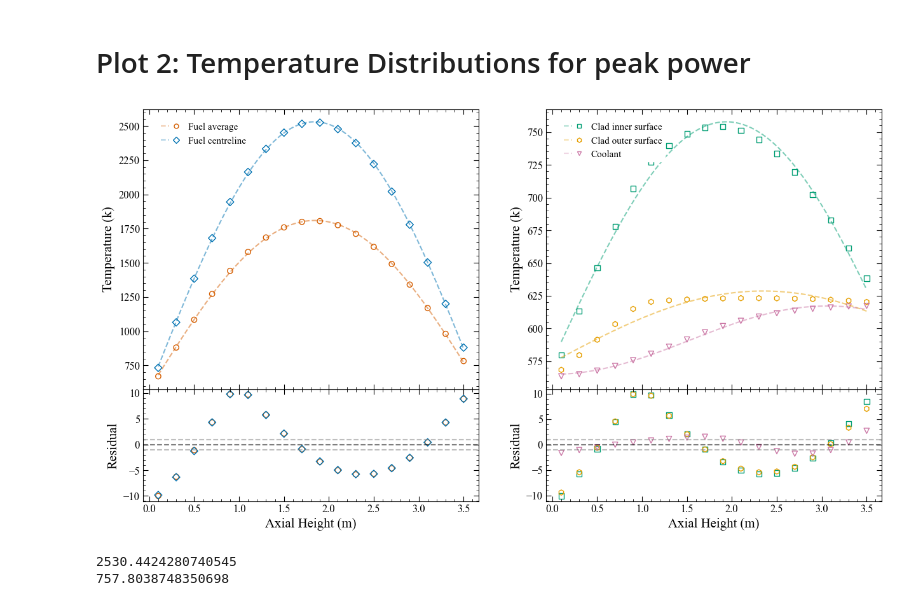
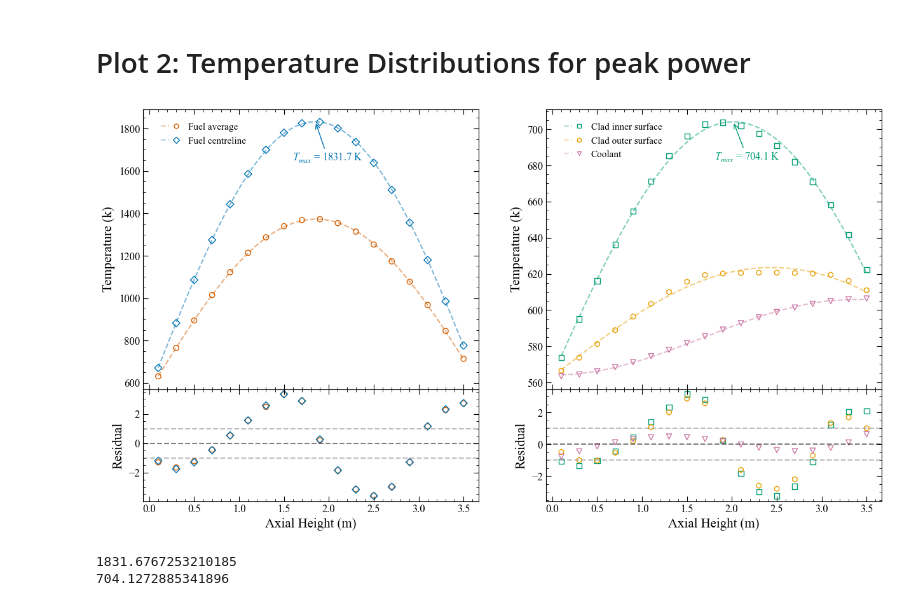
Before and after one commit to Sebastian426/NE2_COBRA_Assignment, a Jupyter notebook: Part 1_2 Analysis and Plotting.ipynb, the cells around one changed output. Drawn from its saved outputs; the diff is of its cells as text; code cells hidden in the pictures.

Commit message:
COBRA-EN Thermal Hydraulics Project

```diff
--- a/Part 1_2 Analysis and Plotting.ipynb
+++ b/Part 1_2 Analysis and Plotting.ipynb
@@ -5,7 +5,7 @@ import numpy as np
 import matplotlib.pyplot as plt
 from scipy.optimize import curve_fit
 # %%
-peak_data = np.load("PWR_INP_Peak.txt_temperature_arrays.npz")
+peak_data = np.load(r"C:\Users\sebas\Documents\Cambridge\NE2 Reactor Engineering\COBRA Project\PWR_INP_1_3.txt_temperature_arrays.npz")
 
 # Extract individual arrays
 z_coordinates = peak_data["z_coordinates"]
@@ -221,6 +221,15 @@ ax_main_left.legend(
     framealpha=1
 )
 
+ax_main_left.annotate(
+    rf"$T_{{max}}$ = {np.max(sinusoidal_model(xrange, *pops[1])):.1f} K",
+    xy=(xrange[np.argmax(sinusoidal_model(xrange, *pops[1]))], np.max(sinusoidal_model(xrange, *pops[1]))),
+    xytext=(z_coordinates[np.argmax(fuel_centreline)]*0.84, np.max(sinusoidal_model(xrange, *pops[1]))*0.9),
+    arrowprops=dict(arrowstyle="->", color= "#0072B2", lw=1),
+    color="#0072B2",
+    fontsize=12
+)
+
 #################
 # Main Plot Right
 #################
@@ -250,6 +259,15 @@ ax_main_right.legend(
     facecolor="white",
     edgecolor="white",
     framealpha=1
+)
+
+ax_main_right.annotate(
+    rf"$T_{{max}}$ = {np.max(sinusoidal_model(xrange, *pops[2])):.1f} K",
+    xy=(xrange[np.argmax(sinusoidal_model(xrange, *pops[2]))], np.max(sinusoidal_model(xrange, *pops[2]))),
+    xytext=(z_coordinates[np.argmax(fuel_centreline)]*0.95, np.max(sinusoidal_model(xrange, *pops[2]))*0.97),
+    arrowprops=dict(arrowstyle="->", color= "#009E73", lw=1),
+    color="#009E73",
+    fontsize=12
 )
 
 ####################
@@ -300,36 +318,36 @@ for ax in [ax_main_left, ax_main_right, ax_res_left, ax_res_right]:
     ax.tick_params(which='minor', size=3, direction='in',
                    right=True, top=True)
     for label in ax.get_xticklabels() + ax.get_yticklabels():
         label.set_bbox(dict(
             facecolor="white",
             edgecolor="none",
             pad=1.0
         ))
 
 plt.savefig(
     r"C:\Users\sebas\Documents\Cambridge\NE2 Reactor Engineering\COBRA Project\Plots\PWR_Peak_Temperature_Plot.png",
     dpi=250,
     bbox_inches="tight"
 )
 
 plt.show()
 ############################
 # Obtaining Peak Temperature
 ############################
 
 resolved_x_range = np.linspace(0, 3.66, 100000)
 T_centreline = sinusoidal_model(resolved_x_range, *pops[1])
 T_centreline_peak = np.max(T_centreline)
 
 T_inner_surf = sinusoidal_model(resolved_x_range, *pops[2])
 T_inner_surf_peak = np.max(T_inner_surf)
 
 print(T_centreline_peak)
 print(T_inner_surf_peak)
 # %% [output]
-[figure, old version]
+[figure, new version]
-2530.4424280740545
-757.8038748350698
+1831.6767253210185
+704.1272885341896
 # %%
 np.savez("data_1_2.npz",
          centreline_fit_peak = T_centreline,
```
Also changed, not shown: parts of 1 cell of this notebook, 42 other files.
